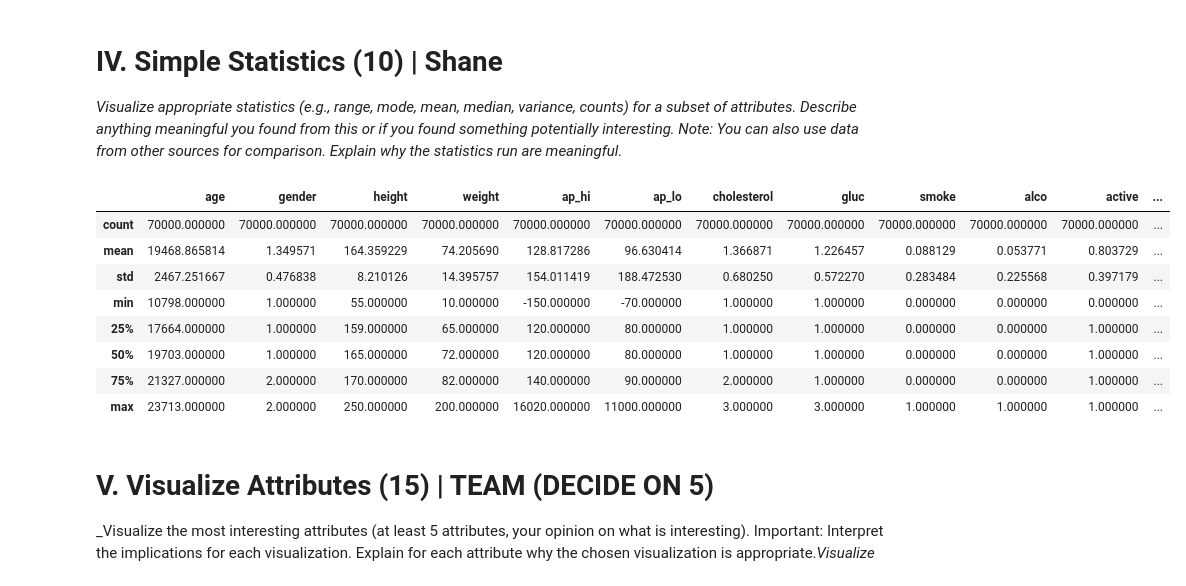
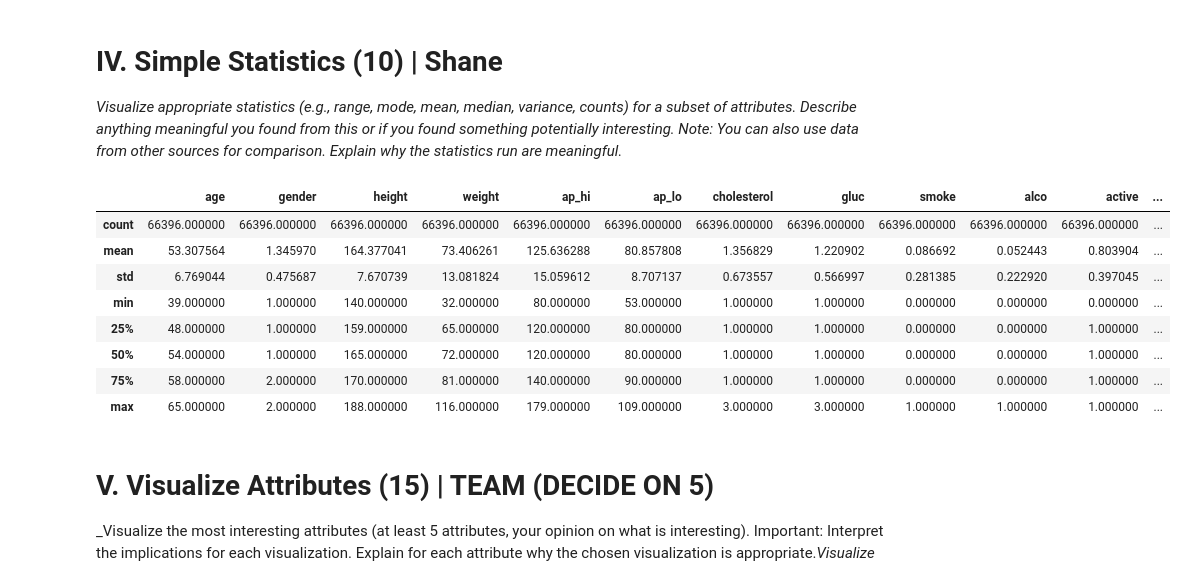
Before and after one commit to RobinsonCW/CardiovascularDiseaseClassification, a Jupyter notebook: src/CardiovascularDiseaseClassificationAnalysis.ipynb, the cells around one changed output. Cells and saved outputs as stored; diff of their text form; code cells hidden in the pictures.

```diff
--- a/src/CardiovascularDiseaseClassificationAnalysis.ipynb
+++ b/src/CardiovascularDiseaseClassificationAnalysis.ipynb
@@ -130,0 +451,12 @@ df[df.duplicated(keep=False)].sort_values(by=['age', 'gender', 'height', 'weight
+# %%
+df_clean[(np.abs(df_clean['height'] - df_clean['height'].mean()) > (3 * df_clean['height'].std()))].head()
+df_clean = df_clean[~(np.abs(df_clean['height'] - df_clean['height'].mean()) > (3 * df_clean['height'].std()))]
+# %%
+df_clean[(np.abs(df_clean['weight'] - df_clean['weight'].mean()) > (3 * df_clean['weight'].std()))].head()
+df_clean = df_clean[~(np.abs(df_clean['weight'] - df_clean['weight'].mean()) > (3 * df_clean['weight'].std()))]
+# %%
+df_clean[(np.abs(df_clean['ap_hi'] - df_clean['ap_hi'].mean()) > (3 * df_clean['ap_hi'].std()))].head()
+df_clean = df_clean[~(np.abs(df_clean['ap_hi'] - df_clean['ap_hi'].mean()) > (3 * df_clean['ap_hi'].std()))]
+# %%
+df_clean[(np.abs(df_clean['ap_lo'] - df_clean['ap_lo'].mean()) > (3 * df_clean['ap_lo'].std()))].head()
+df_clean = df_clean[~(np.abs(df_clean['ap_lo'] - df_clean['ap_lo'].mean()) > (3 * df_clean['ap_lo'].std()))]
@@ -133,17 +469,17 @@ df[df.duplicated(keep=False)].sort_values(by=['age', 'gender', 'height', 'weight
 
 _Visualize appropriate statistics (e.g., range, mode, mean, median, variance, counts) for a subset of attributes. Describe anything meaningful you found from this or if you found something potentially interesting. Note: You can also use data from other sources for comparison. Explain why the statistics run are meaningful._
 # %%
-df.describe()
+df_clean.describe()
 # %% [output]
 |  | age | gender | height | weight | ap_hi | ap_lo | cholesterol | gluc | smoke | alco | active | ... |
-| count | 70000.000000 | 70000.000000 | 70000.000000 | 70000.000000 | 70000.000000 | 70000.000000 | 70000.000000 | 70000.000000 | 70000.000000 | 70000.000000 | 70000.000000 | ... |
-| mean | 19468.865814 | 1.349571 | 164.359229 | 74.205690 | 128.817286 | 96.630414 | 1.366871 | 1.226457 | 0.088129 | 0.053771 | 0.803729 | ... |
-| std | 2467.251667 | 0.476838 | 8.210126 | 14.395757 | 154.011419 | 188.472530 | 0.680250 | 0.572270 | 0.283484 | 0.225568 | 0.397179 | ... |
-| min | 10798.000000 | 1.000000 | 55.000000 | 10.000000 | -150.000000 | -70.000000 | 1.000000 | 1.000000 | 0.000000 | 0.000000 | 0.000000 | ... |
-| 25% | 17664.000000 | 1.000000 | 159.000000 | 65.000000 | 120.000000 | 80.000000 | 1.000000 | 1.000000 | 0.000000 | 0.000000 | 1.000000 | ... |
-| 50% | 19703.000000 | 1.000000 | 165.000000 | 72.000000 | 120.000000 | 80.000000 | 1.000000 | 1.000000 | 0.000000 | 0.000000 | 1.000000 | ... |
-| 75% | 21327.000000 | 2.000000 | 170.000000 | 82.000000 | 140.000000 | 90.000000 | 2.000000 | 1.000000 | 0.000000 | 0.000000 | 1.000000 | ... |
-| max | 23713.000000 | 2.000000 | 250.000000 | 200.000000 | 16020.000000 | 11000.000000 | 3.000000 | 3.000000 | 1.000000 | 1.000000 | 1.000000 | ... |
+| count | 66396.000000 | 66396.000000 | 66396.000000 | 66396.000000 | 66396.000000 | 66396.000000 | 66396.000000 | 66396.000000 | 66396.000000 | 66396.000000 | 66396.000000 | ... |
+| mean | 53.307564 | 1.345970 | 164.377041 | 73.406261 | 125.636288 | 80.857808 | 1.356829 | 1.220902 | 0.086692 | 0.052443 | 0.803904 | ... |
+| std | 6.769044 | 0.475687 | 7.670739 | 13.081824 | 15.059612 | 8.707137 | 0.673557 | 0.566997 | 0.281385 | 0.222920 | 0.397045 | ... |
+| min | 39.000000 | 1.000000 | 140.000000 | 32.000000 | 80.000000 | 53.000000 | 1.000000 | 1.000000 | 0.000000 | 0.000000 | 0.000000 | ... |
+| 25% | 48.000000 | 1.000000 | 159.000000 | 65.000000 | 120.000000 | 80.000000 | 1.000000 | 1.000000 | 0.000000 | 0.000000 | 1.000000 | ... |
+| 50% | 54.000000 | 1.000000 | 165.000000 | 72.000000 | 120.000000 | 80.000000 | 1.000000 | 1.000000 | 0.000000 | 0.000000 | 1.000000 | ... |
+| 75% | 58.000000 | 2.000000 | 170.000000 | 81.000000 | 140.000000 | 90.000000 | 1.000000 | 1.000000 | 0.000000 | 0.000000 | 1.000000 | ... |
+| max | 65.000000 | 2.000000 | 188.000000 | 116.000000 | 179.000000 | 109.000000 | 3.000000 | 3.000000 | 1.000000 | 1.000000 | 1.000000 | ... |
 # %% [markdown]
 # V. Visualize Attributes (15) | TEAM (DECIDE ON 5)
 
```
Also changed, not shown: parts of 84 cells of this notebook.
